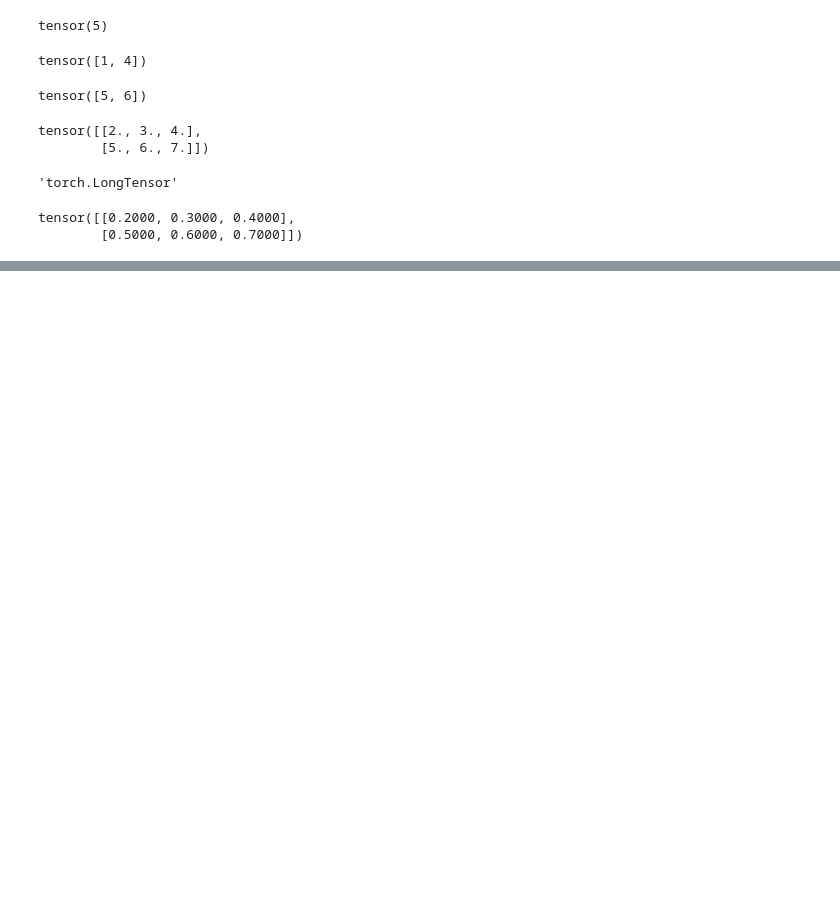
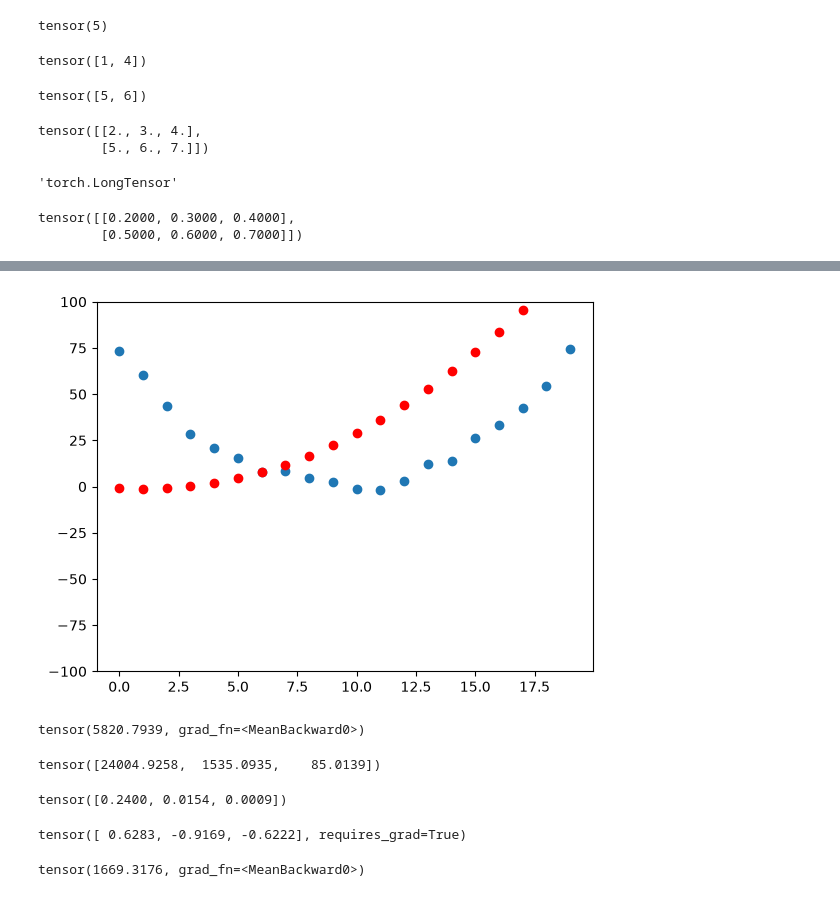
Before and after one commit to mishazawa/nn, a Jupyter notebook: src/tensors.ipynb, the cells around one changed output, grey strips where cells are left out. Saved outputs shown, nothing was run; the diff lists cells and outputs as text; code cells hidden in the pictures; blank space fills up the shorter version.

```diff
--- a/src/tensors.ipynb
+++ b/src/tensors.ipynb
@@ -60,0 +115,4 @@ t.unsqueeze(1).shape
+# %%
+def f(t, params):
+    a,b,c = params
+    return a*(t**2) + (b*t) + c
@@ -60,0 +121,2 @@ t.unsqueeze(1).shape
+# %%
+params = torch.randn(3).requires_grad_()
@@ -60,0 +128,30 @@ t.unsqueeze(1).shape
+# %%
+def show_preds(preds, ax=None):
+    preds_clone = preds.clone().detach().numpy()
+
+    if ax is None: ax=plt.subplots()[1]
+    ax.scatter(time, speed)
+    ax.scatter(time, preds_clone, color='red')
+    ax.set_ylim(-100,100)
+# %%
+show_preds(preds)
+# %% [output]
+[figure, added]
+# %%
+loss = mse(preds, speed)
+loss
+# %% [output]
+tensor(5820.7939, grad_fn=<MeanBackward0>)
+# %%
+loss.backward()
+params.grad
+# %% [output]
+tensor([24004.9258,  1535.0935,    85.0139])
+# %%
+params.grad * 1e-5
+# %% [output]
+tensor([0.2400, 0.0154, 0.0009])
+# %%
+params
+# %% [output]
+tensor([ 0.6283, -0.9169, -0.6222], requires_grad=True)
@@ -60,0 +163,5 @@ t.unsqueeze(1).shape
+# %%
+preds = f(time,params)
+mse(preds, speed)
+# %% [output]
+tensor(1669.3176, grad_fn=<MeanBackward0>)
```
Also changed, not shown: parts of 27 cells of this notebook, 5 other files.
